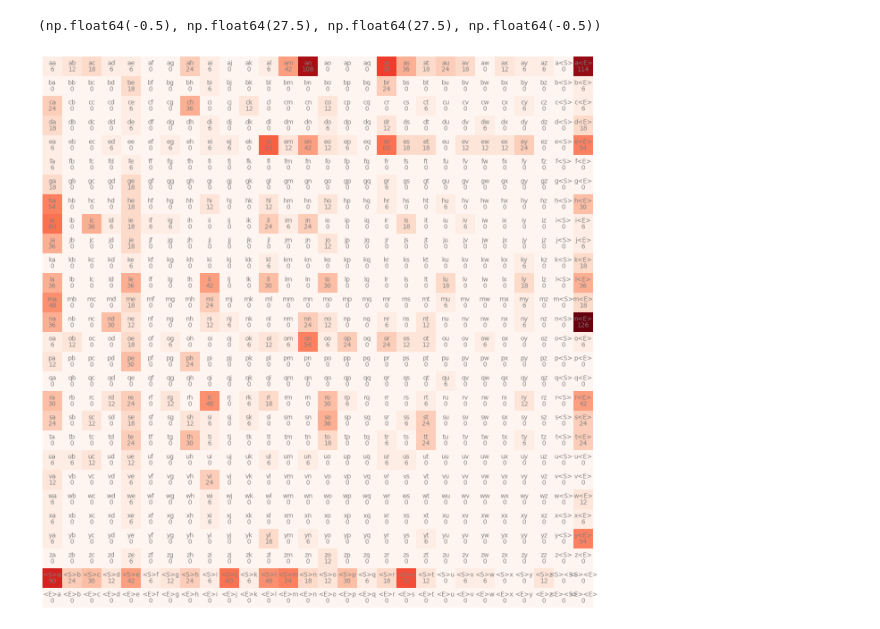
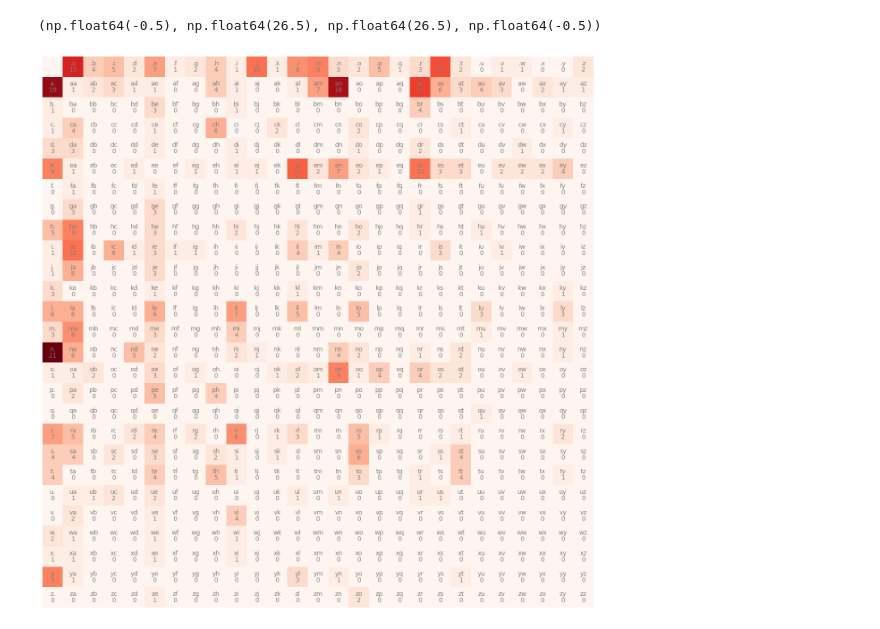
Before and after one commit to maxeozakh/some_notebooks, a Jupyter notebook: makemore.ipynb, the cells around one changed output. Drawn from its saved outputs; the diff is of its cells as text; code cells hidden in the pictures.

```diff
--- a/makemore.ipynb
+++ b/makemore.ipynb
@@ -106,10 +106,9 @@ names = [
 words = [name.lower() for name in names]
 # %%
 b = {}
-special_start = '<S>'
-special_end = '<E>'
+special = '.'
 for w in words:
-    characters = [special_start] + list(w) + [special_end]
+    characters = [special] + list(w) + [special]
     for ch1, ch2 in zip(characters, characters[1:]):
         bigram = (ch1, ch2)
         # filled in dictionary
@@ -139,10 +138,9 @@ sorted(b.items(), key = lambda kv: -kv[1])
 # %%
 import torch
 # %%
-N = torch.zeros((28, 28), dtype=torch.int32)
+N = torch.zeros((27, 27), dtype=torch.int32)
 # %%
 chars = sorted(list((set(''.join(words)))))
-stoi = {s:i for i, s in enumerate(chars)}
-stoi[special_start] = 26
-stoi[special_end] = 27
-stoi
+stoi = {s:i+1 for i, s in enumerate(chars)}
+stoi[special] = 0
+itos = {i:s for s, i in stoi.items()}
@@ -167,6 +147,6 @@ stoi
 # %%
 for w in words:
-    characters = [special_start] + list(w) + [special_end]
+    characters = [special] + list(w) + [special]
     for ch1, ch2 in zip(characters, characters[1:]):
         # numerical representation of character
         ix1 = stoi[ch1]
@@ -179,16 +157,20 @@ itos = {i:s for s, i in stoi.items()}
 # %%
 import matplotlib.pyplot as plt
 %matplotlib inline
 
 plt.figure(figsize=(16,16))
 plt.imshow(N, cmap='Reds')
-for i in range(28):
-    for j in range(28):
+for i in range(27):
+    for j in range(27):
+        # skip drawing [start,end] cell
+        if (i == j == 0):
+            continue
+
         chstr = itos[i] + itos[j]
         style_props = {"ha":"center",  "color":"gray"}
         plt.text(j, i, chstr, **style_props, va="bottom")
         plt.text(j, i, N[i, j].item(), **style_props, va="top")
 plt.axis('off')
 # %% [output]
-(np.float64(-0.5), np.float64(27.5), np.float64(27.5), np.float64(-0.5))
+(np.float64(-0.5), np.float64(26.5), np.float64(26.5), np.float64(-0.5))
-[figure, old version]
+[figure, new version]
```
Also changed, not shown: parts of 5 cells of this notebook.
